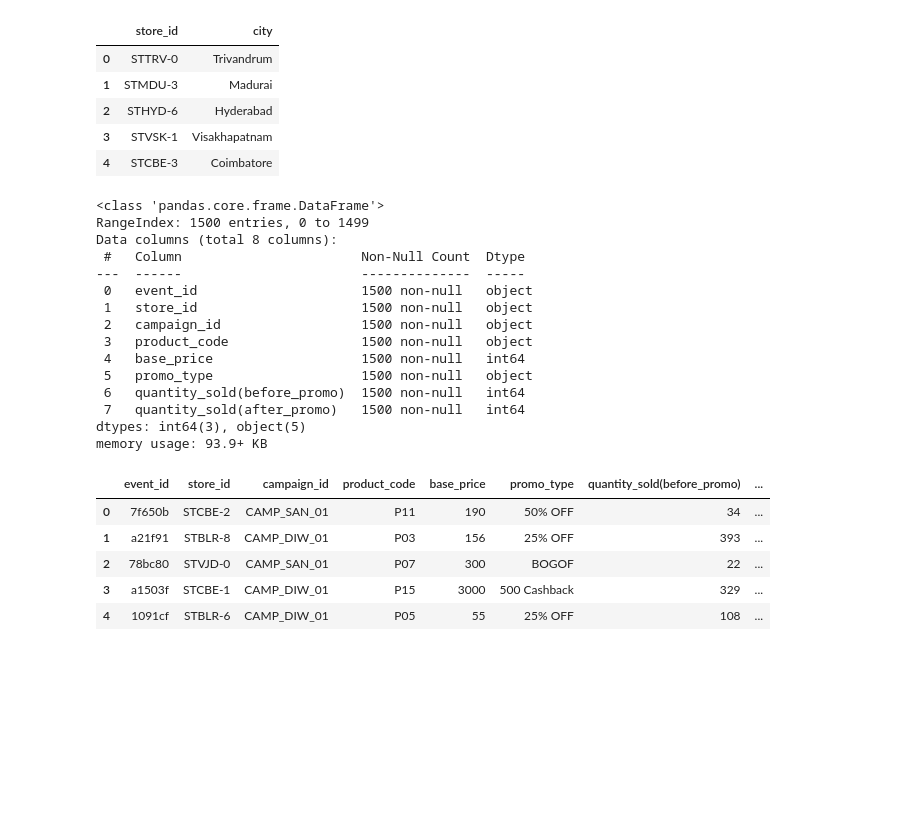
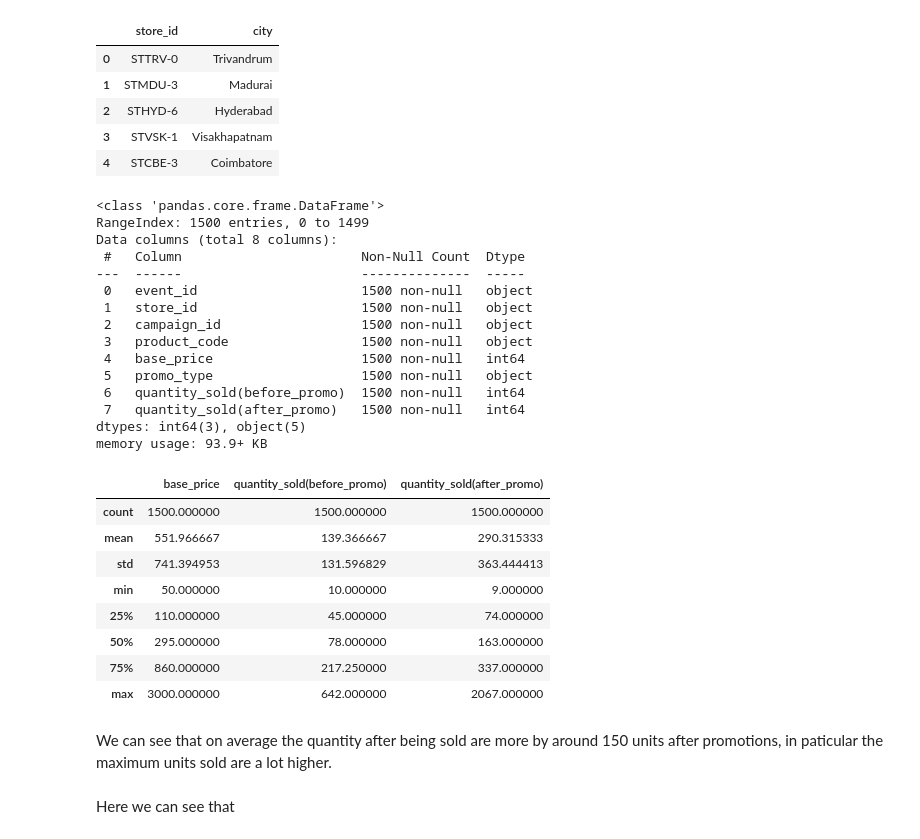
Before and after one commit to Vasista03/-Vasista--Analyse-Promotions-and-Provide-Tangible-Insights-to-Sales-Director, a Jupyter notebook: cleaning.ipynb, the cells around one changed output. Drawn from its saved outputs; the diff is of its cells as text; code cells hidden in the pictures; blank space fills up the shorter version.

```diff
--- a/cleaning.ipynb
+++ b/cleaning.ipynb
@@ -69,25 +106,31 @@ memory usage: 932.0+ bytes
 # %%
 event_data.info()
 event_data.head()
+event_data.describe()
 # %% [output]
 <class 'pandas.core.frame.DataFrame'>
 RangeIndex: 1500 entries, 0 to 1499
 Data columns (total 8 columns):
  #   Column                       Non-Null Count  Dtype
 ---  ------                       --------------  -----
  0   event_id                     1500 non-null   object
  1   store_id                     1500 non-null   object
  2   campaign_id                  1500 non-null   object
  3   product_code                 1500 non-null   object
  4   base_price                   1500 non-null   int64
  5   promo_type                   1500 non-null   object
  6   quantity_sold(before_promo)  1500 non-null   int64
  7   quantity_sold(after_promo)   1500 non-null   int64
 dtypes: int64(3), object(5)
 memory usage: 93.9+ KB
-|  | event_id | store_id | campaign_id | product_code | base_price | promo_type | quantity_sold(before_promo) | ... |
-| 0 | 7f650b | STCBE-2 | CAMP_SAN_01 | P11 | 190 | 50% OFF | 34 | ... |
-| 1 | a21f91 | STBLR-8 | CAMP_DIW_01 | P03 | 156 | 25% OFF | 393 | ... |
-| 2 | 78bc80 | STVJD-0 | CAMP_SAN_01 | P07 | 300 | BOGOF | 22 | ... |
-| 3 | a1503f | STCBE-1 | CAMP_DIW_01 | P15 | 3000 | 500 Cashback | 329 | ... |
-| 4 | 1091cf | STBLR-6 | CAMP_DIW_01 | P05 | 55 | 25% OFF | 108 | ... |
+|  | base_price | quantity_sold(before_promo) | quantity_sold(after_promo) |
+| count | 1500.000000 | 1500.000000 | 1500.000000 |
+| mean | 551.966667 | 139.366667 | 290.315333 |
+| std | 741.394953 | 131.596829 | 363.444413 |
+| min | 50.000000 | 10.000000 | 9.000000 |
+| 25% | 110.000000 | 45.000000 | 74.000000 |
+| 50% | 295.000000 | 78.000000 | 163.000000 |
+| 75% | 860.000000 | 217.250000 | 337.000000 |
+| max | 3000.000000 | 642.000000 | 2067.000000 |
+# %% [markdown]
+We can see that on average the quantity after being sold are more by around 150 units after promotions, in paticular the maximum units sold are a lot higher.
@@ -93,0 +182,2 @@ memory usage: 93.9+ KB
+# %% [markdown]
+Here we can see that
```
Also changed, not shown: parts of 21 cells of this notebook, 1 other file.
